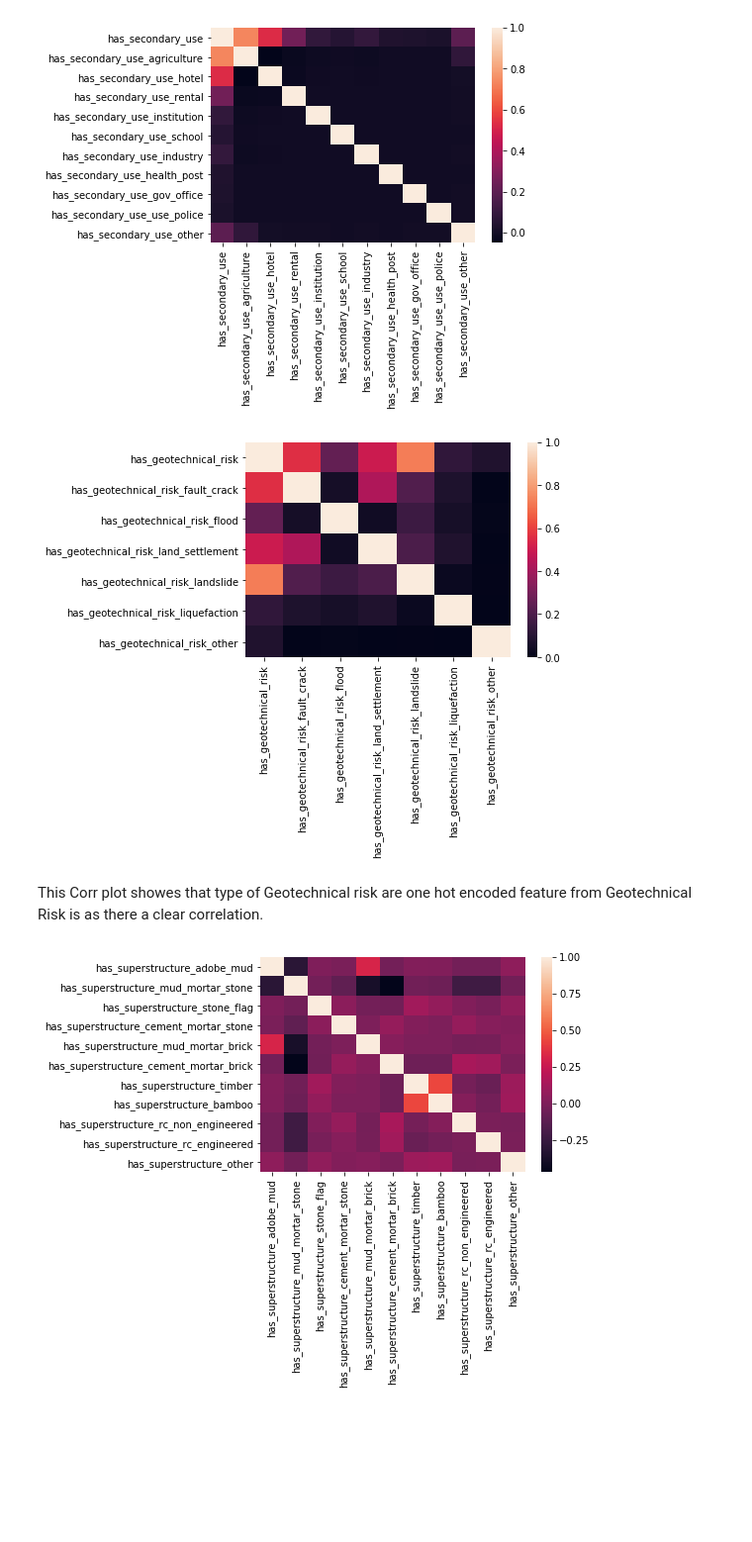
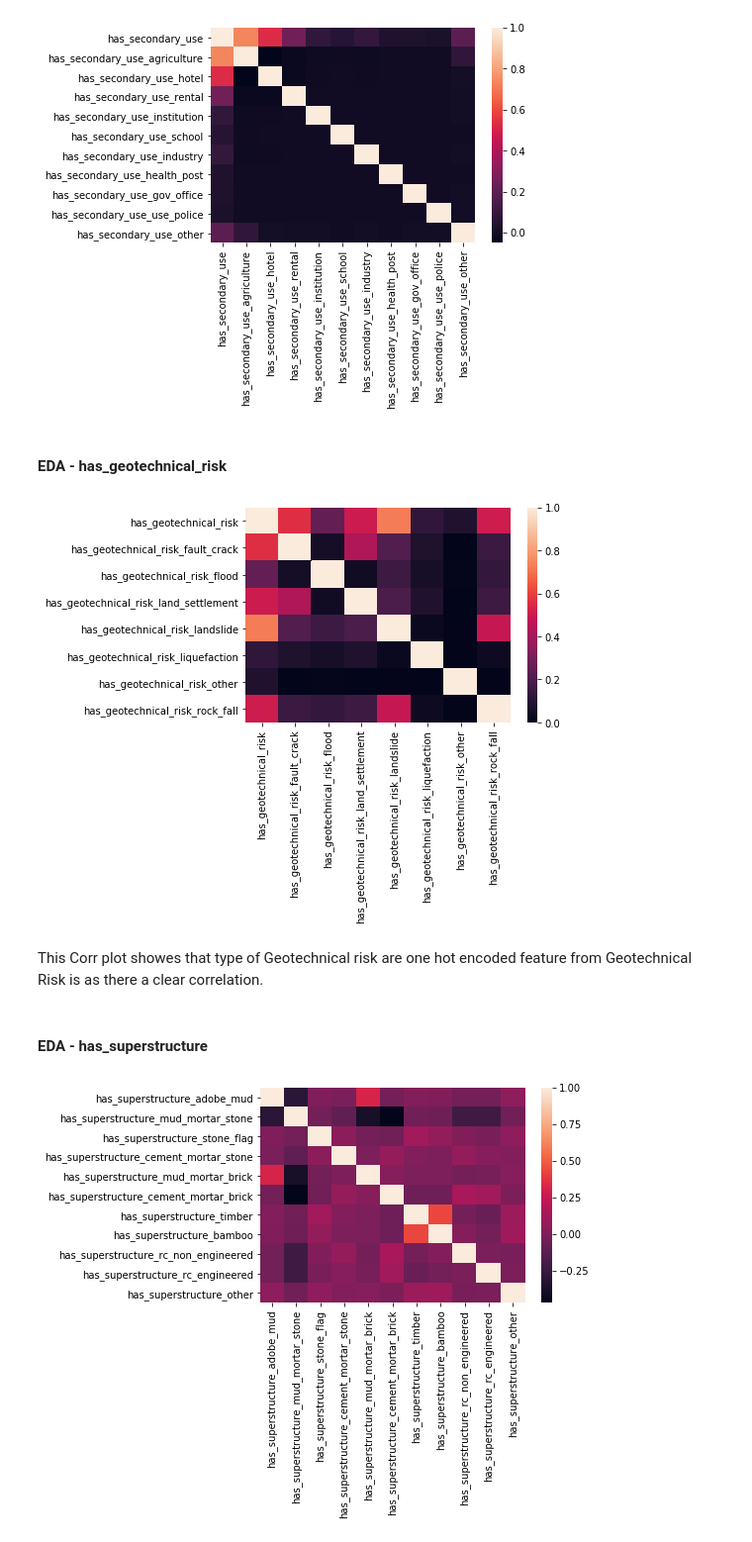
Before and after one commit to meetbharat/hackerearth-ml6, a Jupyter notebook: notebooks/Exploratory-Data-Analysis-and-Processing.ipynb, the cells around one changed output. Shown at 99% size. Saved outputs shown, nothing was run; the diff lists cells and outputs as text; code cells hidden in the pictures; blank space fills up the shorter version.

```diff
--- a/notebooks/Exploratory-Data-Analysis-and-Processing.ipynb
+++ b/notebooks/Exploratory-Data-Analysis-and-Processing.ipynb
@@ -183,17 +184,21 @@ sns.heatmap(corr_secondary_use,
             yticklabels=corr_secondary_use.columns.values);
 # %% [output]
 [figure]
+# %% [markdown]
+#### EDA  - has_geotechnical_risk
 # %%
+# heatmap of correlation matrix
+geotechnical_risk = df.loc[:,'has_geotechnical_risk':'has_geotechnical_risk_rock_fall'].corr()
 
-geotechnical_risk = df.iloc[:,-9:-2].corr()
-
-sns.heatmap(corr,
+sns.heatmap(geotechnical_risk,
             xticklabels=geotechnical_risk.columns.values,
             yticklabels=geotechnical_risk.columns.values);
 # %% [output]
-[figure, old version]
+[figure, new version]
 # %% [markdown]
 This Corr plot showes that type of Geotechnical risk are one hot encoded feature from Geotechnical Risk is as there a clear correlation.
+# %% [markdown]
+#### EDA  - has_superstructure
 # %%
 #creating a heatmap of correlation matrix
 import seaborn as sns
```
Also changed, not shown: parts of 24 cells of this notebook, 1 other file.
